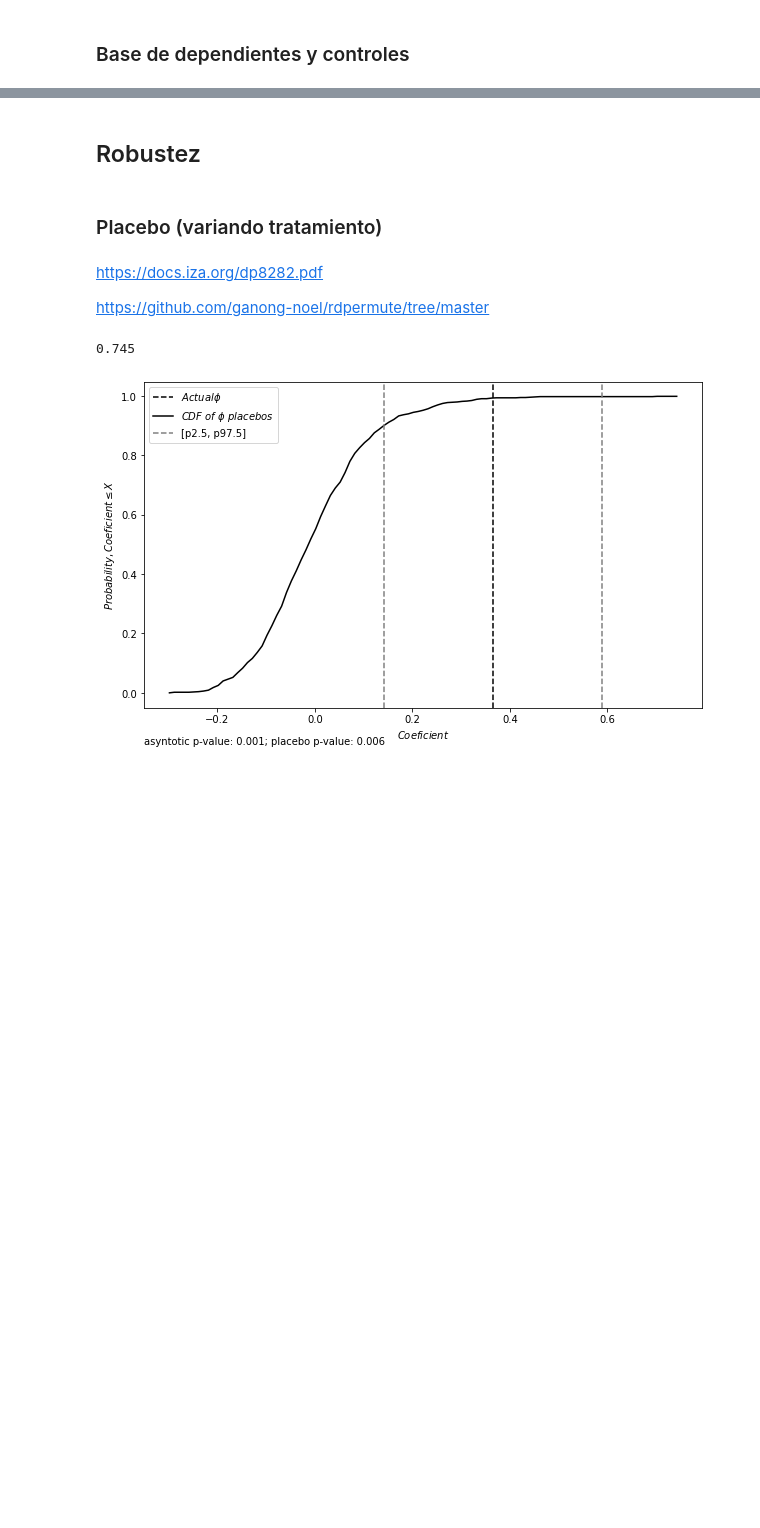
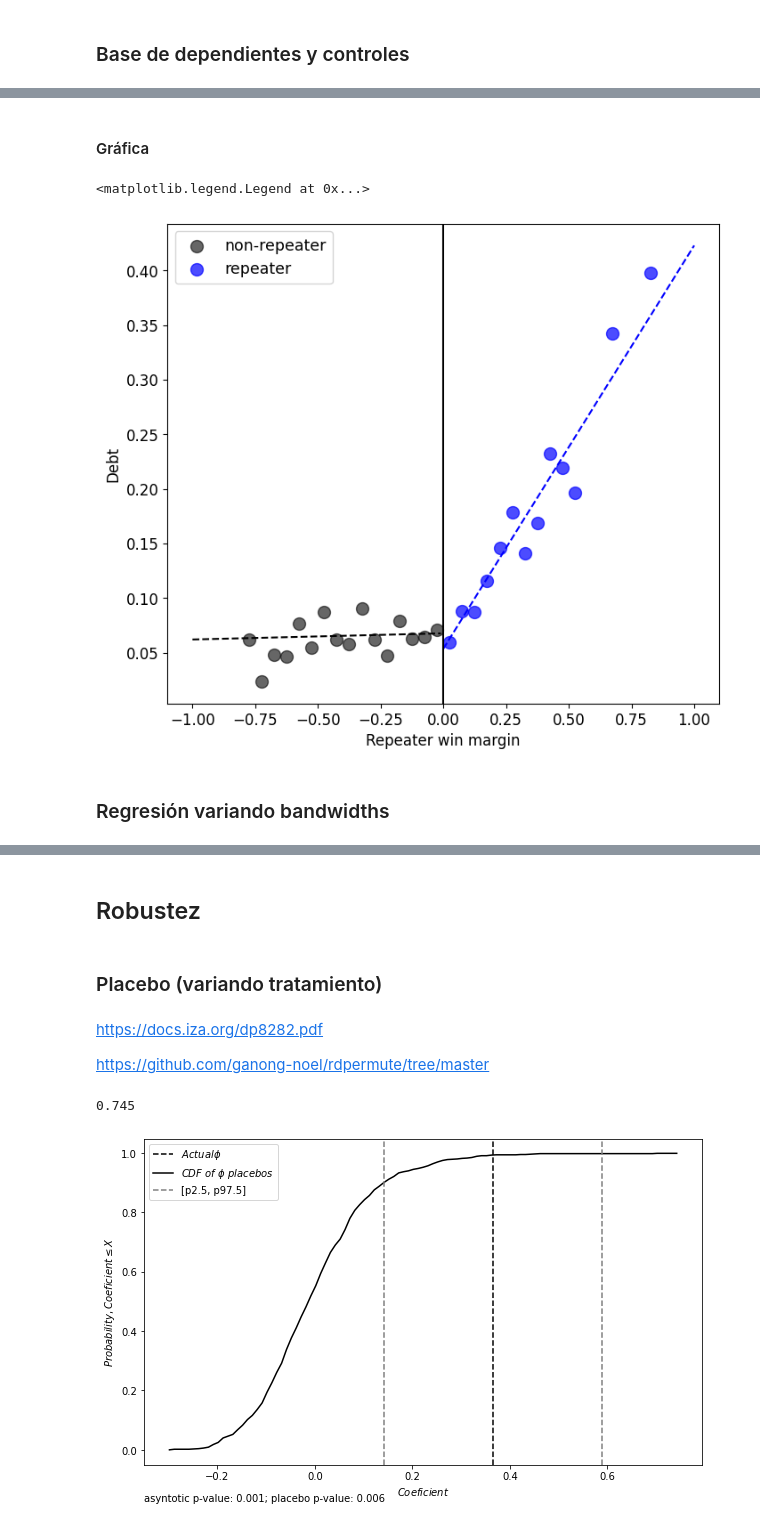
Before and after one commit to jguerrae/ColombianMunicipalDebt, a Jupyter notebook: 1_ESTIMACIONES_v2.ipynb, the cells around one changed output, grey strips where cells are left out. Drawn from its saved outputs; the diff is of its cells as text; code cells hidden in the pictures; blank space fills up the shorter version.

```diff
--- a/1_ESTIMACIONES_v2.ipynb
+++ b/1_ESTIMACIONES_v2.ipynb
@@ -520,0 +468,2 @@ def regresion_tablav2(sumario, results, variables, bandwidth, media_dependiente)
+# %% [markdown]
+#### Gráfica
@@ -521,3 +481,44 @@ def regresion_tablav2(sumario, results, variables, bandwidth, media_dependiente)
+# %%
+# Crear bines para X
+plt.figure(figsize=(8, 7))
+
+plt.rcParams.update({'font.size': 12})
+
+bin_size = 0.05
+bins = np.arange(-1, 1 + bin_size, bin_size)
+K['bin'] = pd.cut(K['X'], bins, labels=(bins[:-1] + bin_size / 2), right=False)
+
+grouped = K.groupby('bin')[["Y", "y_pred"]].mean().reset_index()
+grouped['bin'] = grouped['bin'].astype(float)
+
+before_threshold = grouped[grouped['bin'] < threshold]
+after_threshold = grouped[grouped['bin'] >= threshold]
+
+plt.scatter(before_threshold['bin'], before_threshold['Y'], color='black', alpha=0.6, s = 100, label = "non-repeater")
+plt.scatter(after_threshold['bin'], after_threshold['Y'], color='blue', alpha=0.7, s = 100, label = "repeater")
+
+X_before = np.linspace(-1, 0, 100, endpoint=False)
+X_after = np.linspace(0, 1, 100)
+Y_before = params['const'] + params['X'] * X_before  # Para X < 0
+Y_after = (params['const'] + params['T']) + (params['X'] + params['XT']) * X_after  # Para X >= 0
+
+# plt.plot(X_before, Y_before, color='black', linestyle='--', label=r'$\haty_i=\alpha+\beta x_i+\epsilon_{i\ }$')
+# plt.plot(X_after, Y_after, color='blue', linestyle='--', label=r'$\haty_i=\alpha+\beta x_i+\tau t_i+\phi t_ix_i+\epsilon_{i\ }$')
+
+plt.plot(X_before, Y_before, color='black', linestyle='--')
+plt.plot(X_after, Y_after, color='blue', linestyle='--')
+
+plt.axvline(x=threshold, color='black', linestyle='-')
+
+plt.xlabel('Repeater win margin')
+plt.ylabel('Debt')
+
+plt.legend(fontsize=12.5)
+# %% [output]
+<matplotlib.legend.Legend at 0x...>
+[figure, added]
+# %% [markdown]
+### Regresión variando bandwidths
 # %%
 bandas = [1,1,b_optimo, b_optimo, b_optimo/2, b_optimo*2]
 bandas = [1,1,b_optimo, b_optimo,  b_optimo,  b_optimo]
```
Also changed, not shown: parts of 58 cells of this notebook, 6 other files.
